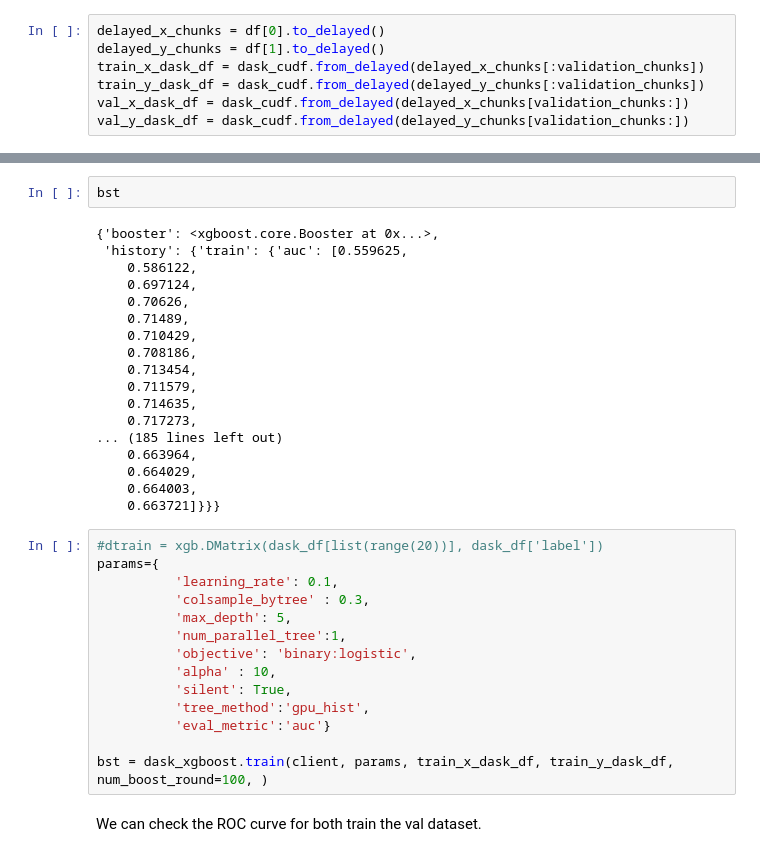
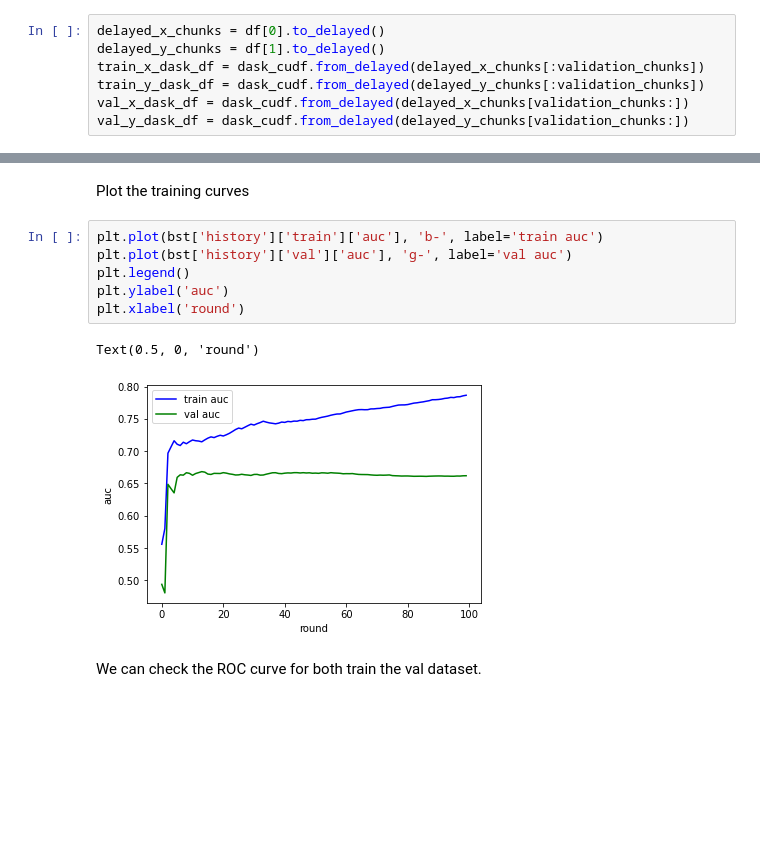
Before and after one commit to yidong72/XGBoostWorkshop, a Jupyter notebook: XGBoost.ipynb, the cells around one changed output, grey strips where cells are left out. Cells and saved outputs as stored; diff of their text form; blank space fills up the shorter version.

```diff
--- a/XGBoost.ipynb
+++ b/XGBoost.ipynb
@@ -443,37 +425,14 @@ bst = xgb.dask.train(client, params, dtrain, num_boost_round=100, evals=[(dtrain
-# %%
-bst
-# %% [output]
-{'booster': <xgboost.core.Booster at 0x...>,
- 'history': {'train': {'auc': [0.559625,
-    0.586122,
-    0.697124,
-    0.70626,
-    0.71489,
-    0.710429,
-    0.708186,
-    0.713454,
-    0.711579,
-    0.714635,
-    0.717273,
-... (185 lines left out)
-    0.663964,
-    0.664029,
-    0.664003,
-    0.663721]}}}
-# %%
-#dtrain = xgb.DMatrix(dask_df[list(range(20))], dask_df['label'])
-params={
-          'learning_rate': 0.1,
-          'colsample_bytree' : 0.3,
-          'max_depth': 5,
-          'num_parallel_tree':1,
-          'objective': 'binary:logistic',
-          'alpha' : 10,
-          'silent': True,
-          'tree_method':'gpu_hist',
-          'eval_metric':'auc'}
-
-bst = dask_xgboost.train(client, params, train_x_dask_df, train_y_dask_df, num_boost_round=100, )
+# %% [markdown]
+Plot the training curves
+# %%
+plt.plot(bst['history']['train']['auc'], 'b-', label='train auc')
+plt.plot(bst['history']['val']['auc'], 'g-', label='val auc')
+plt.legend()
+plt.ylabel('auc')
+plt.xlabel('round')
+# %% [output]
+Text(0.5, 0, 'round')
+[figure, added]
 # %% [markdown]
 We can check the ROC curve for both train the val dataset.
 # %%
```
Also changed, not shown: parts of 2 cells of this notebook.
